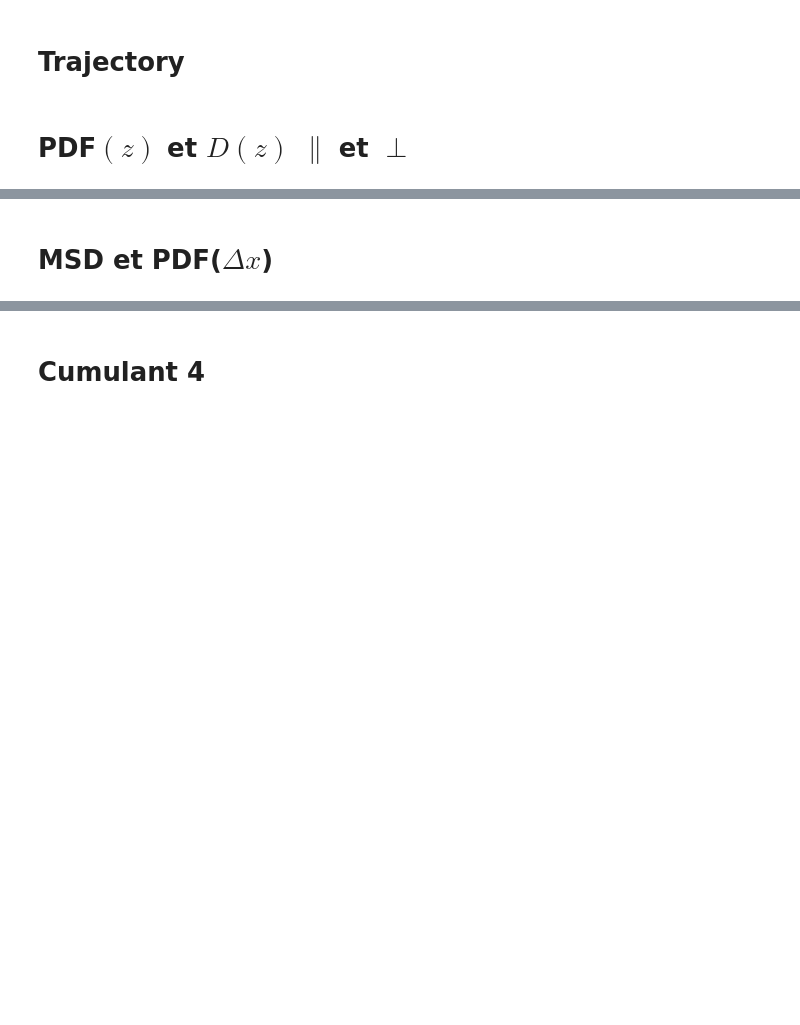
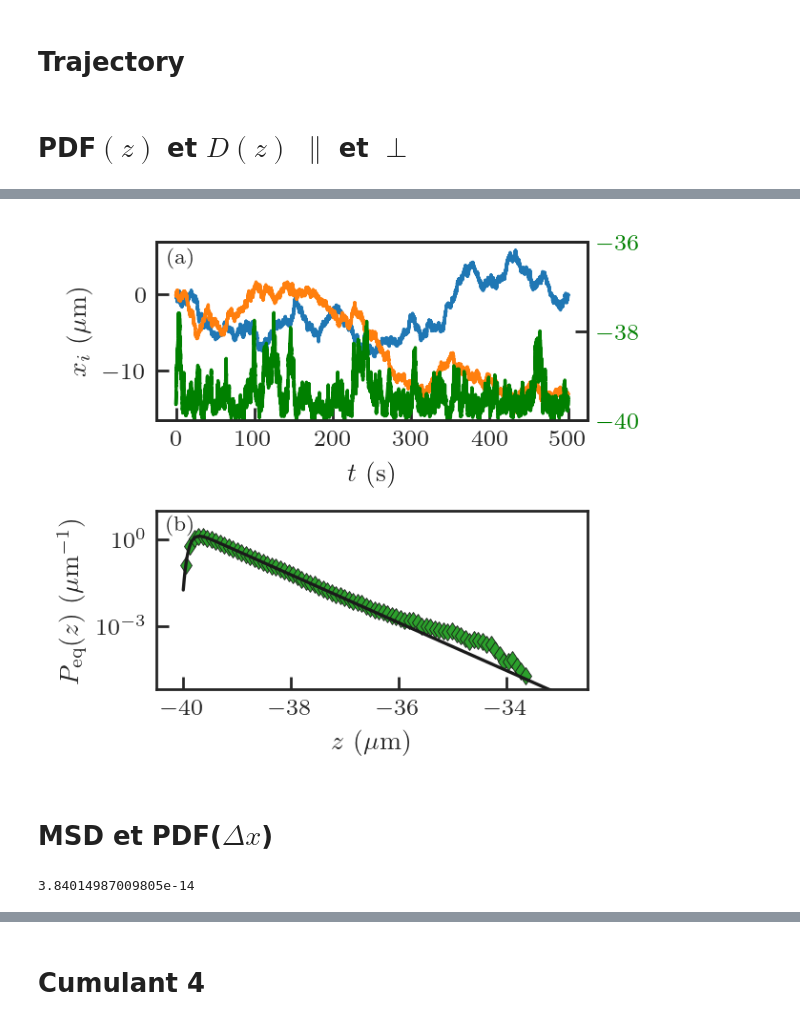
Before and after one commit to ElodieMillan/Brownian-particle-near-wall, a Jupyter notebook: Cumulant4-cas-manips/Papier_simu_C4.ipynb, the cells around one changed output, grey strips where cells are left out. Cells and saved outputs as stored; diff of their text form; code cells hidden in the pictures; blank space fills up the shorter version.

```diff
--- a/Cumulant4-cas-manips/Papier_simu_C4.ipynb
+++ b/Cumulant4-cas-manips/Papier_simu_C4.ipynb
@@ -209,3 +220,37 @@ fig.tight_layout()
+# %%
+fig = plt.figure(figsize = (3.3, 5/1.68),  tight_layout=True)
+
+ax1 = plt.subplot(211)
+ax11=ax1.twinx()
+ax11.plot(tt[:50000], simu.z[:50000]*1e6, "-", color="green")
+ax11.set_ylabel("",color="green")
+ax11.tick_params(axis='y', labelcolor="green")
+ax11.set_ylim(-40, -36)
+ax1.plot(tt[:50000], simu.x[:50000]*1e6, color="tab:blue")
+ax1.plot(tt[:50000], simu.y[:50000]*1e6,  color="tab:orange")
+ax1.set(
+    xlabel = r"$t$ (s)",
+    ylabel = r"$x_i$ ($\mu$m)",
+)
+ax1.text(-10, 4, r"(a)", transform=ax1.transData)
+
+
+ax3 = plt.subplot(212)
+ax3.semilogy(binsPositions*1e6, pdf, "d", color="tab:green", label=r"$\mathrm{Simulation}$")
+ax3.plot(z_Peq*1e6, P_eq(z_Peq, B, lD, lB, H)/np.trapz(P_eq(z_Peq, B, lD, lB, H), z_Peq*1e6), "k-", label=r"$\mathrm{Theory}$",)
+ax3.set(
+    xlabel = r"$z$ ($\mu$m)",
+    ylabel = r"$P_\mathrm{eq}(z)$ ($\mu$m$^{-1}$)",
+)
+ax3.set_xlim(-40.5, -32.5)
+ax3.set_ylim(7e-6, 10)
+ax3.text(-40.3, 2, r"(b)", transform=ax3.transData)
+
+fig.tight_layout()
+
+# plt.savefig("Figures/traj_PDFz.pdf")
+# %% [output]
+[figure, added]
 # %% [markdown]
 # MSD et PDF($\Delta x$)
 # %%
@@ -215,3 +260,7 @@ tau_z, msd_z = simu.MSD("z")
 # %%
 mean_Dx = np.trapz(P_eq(zz, B, lD, lB, H)/np.trapz(P_eq(zz, B, lD, lB, H), zz)*D_para(zz, a, eta, H), zz)
 mean_Dz = np.trapz(P_eq(zz, B, lD, lB, H)/np.trapz(P_eq(zz, B, lD, lB, H), zz)*D_perp(zz, a, eta, H), zz)
+# %%
+mean_Dz
+# %% [output]
+3.84014987009805e-14
```
Also changed, not shown: parts of 63 cells of this notebook, 7 other files.
